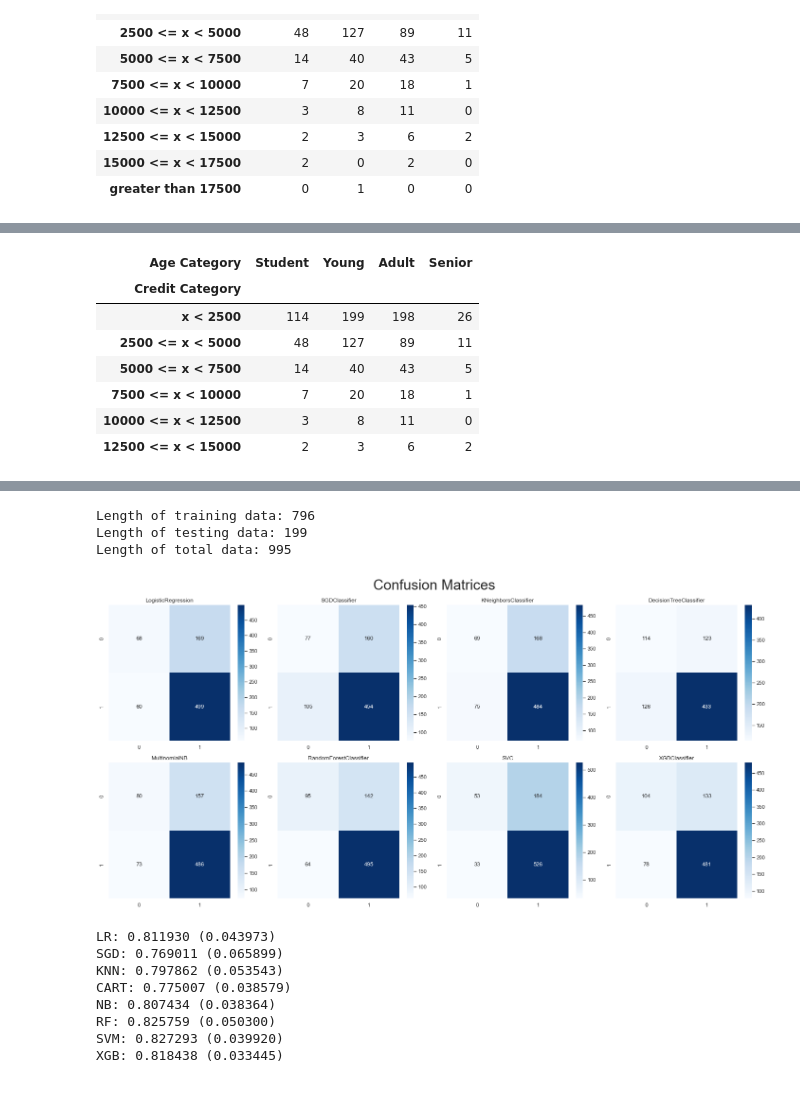
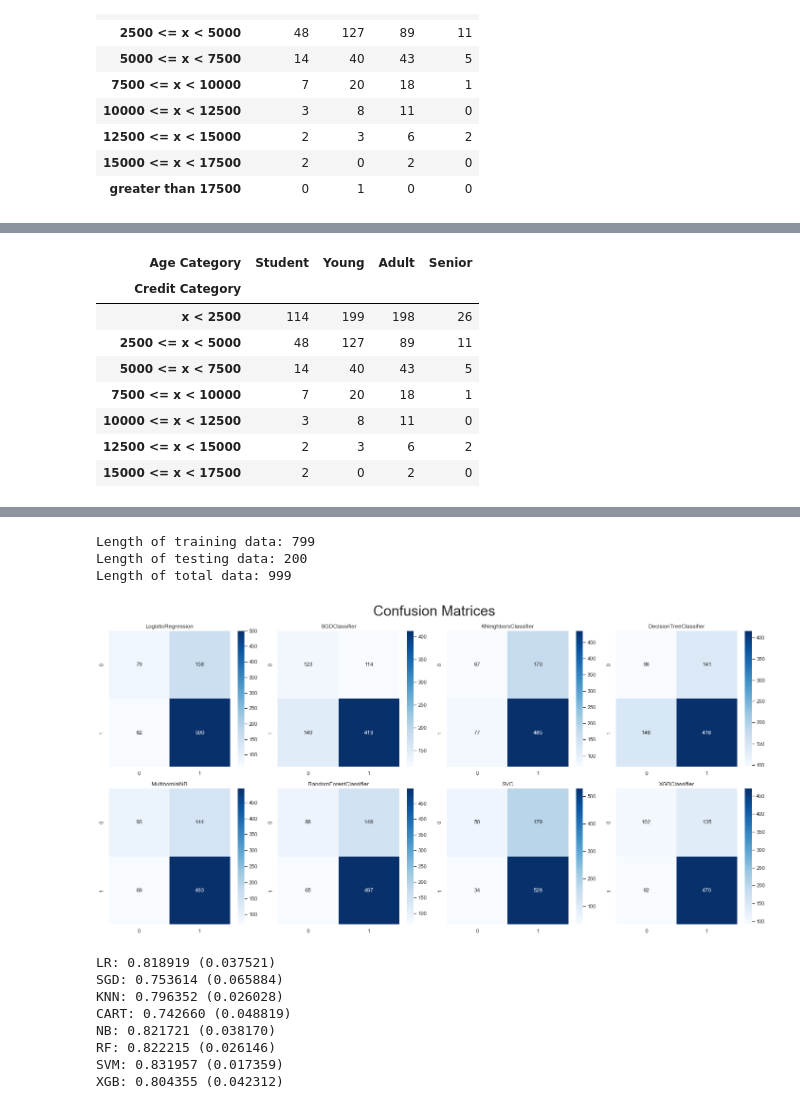
Before and after one commit to jpzambranoleon/german-credit-data-project, a Jupyter notebook: model.ipynb, the cells around one changed output, grey strips where cells are left out. Cells and saved outputs as stored; diff of their text form; code cells hidden in the pictures.

```diff
--- a/model.ipynb
+++ b/model.ipynb
@@ -99,17 +97,18 @@ pd.concat([group for (name, group) in credit_cat if name in ['greater than 17500
 | 887 | 23 | male | skilled | own | little | moderate | 15672 | 48 | ... |
 | 915 | 32 | female | highly skilled | own | little | moderate | 18424 | 48 | ... |
 # %%
-credit_ml_df = credit_ml_df.drop([95, 637, 818, 887, 915], axis=0)
+credit_ml_df = credit_ml_df.drop([915], axis=0)
 pd.crosstab(credit_ml_df['Credit Category'], credit_ml_df['Age Category']).style.background_gradient(cmap=cm)
 # %% [output]
 | Age Category | Student | Young | Adult | Senior |
 | Credit Category |  |  |  |  |
 | x < 2500 | 114 | 199 | 198 | 26 |
 | 2500 <= x < 5000 | 48 | 127 | 89 | 11 |
 | 5000 <= x < 7500 | 14 | 40 | 43 | 5 |
 | 7500 <= x < 10000 | 7 | 20 | 18 | 1 |
 | 10000 <= x < 12500 | 3 | 8 | 11 | 0 |
 | 12500 <= x < 15000 | 2 | 3 | 6 | 2 |
+| 15000 <= x < 17500 | 2 | 0 | 2 | 0 |
 # %%
 target = credit_ml_df['Risk']
 # credit_ml_df['Credit amount'] = np.log(credit_ml_df['Credit amount'])
@@ -130,9 +129,9 @@ print("Length of training data:", len(X_train))
 print("Length of testing data:", len(X_test))
 print("Length of total data:", len(credit_ml_df))
 # %% [output]
-Length of training data: 796
-Length of testing data: 199
-Length of total data: 995
+Length of training data: 799
+Length of testing data: 200
+Length of total data: 999
 # %%
 from sklearn.pipeline import Pipeline
 from sklearn.preprocessing import Normalizer
@@ -193,7 +192,7 @@ fig.suptitle("Confusion Matrices", fontsize=30)
 plt.tight_layout()
 plt.show()
 # %% [output]
-[figure, old version]
+[figure, new version]
 # %%
 from sklearn.linear_model import LogisticRegression
 from sklearn.linear_model import SGDClassifier
@@ -232,14 +231,14 @@ for name, model in models:
         msg = "%s: %f (%f)" % (name, cv_results.mean(), cv_results.std())
         print(msg)
 # %% [output]
-LR: 0.811930 (0.043973)
-SGD: 0.769011 (0.065899)
-KNN: 0.797862 (0.053543)
-CART: 0.775007 (0.038579)
-NB: 0.807434 (0.038364)
-RF: 0.825759 (0.050300)
-SVM: 0.827293 (0.039920)
-XGB: 0.818438 (0.033445)
+LR: 0.818919 (0.037521)
+SGD: 0.753614 (0.065884)
+KNN: 0.796352 (0.026028)
+CART: 0.742660 (0.048819)
+NB: 0.821721 (0.038170)
+RF: 0.822215 (0.026146)
+SVM: 0.831957 (0.017359)
+XGB: 0.804355 (0.042312)
 # %%
 fig, ax1 = plt.subplots(figsize=(11, 6))
 fig.suptitle('Algorithm Comparison', fontsize=20)
```
Also changed, not shown: parts of 9 cells of this notebook, 1 other file.
